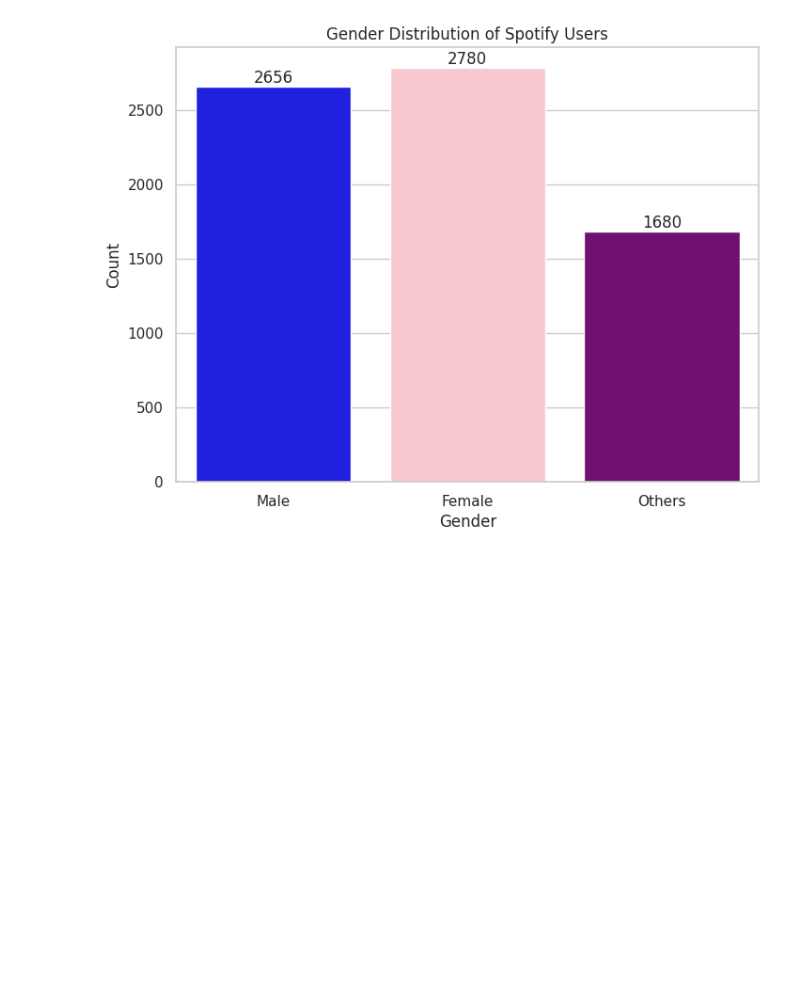
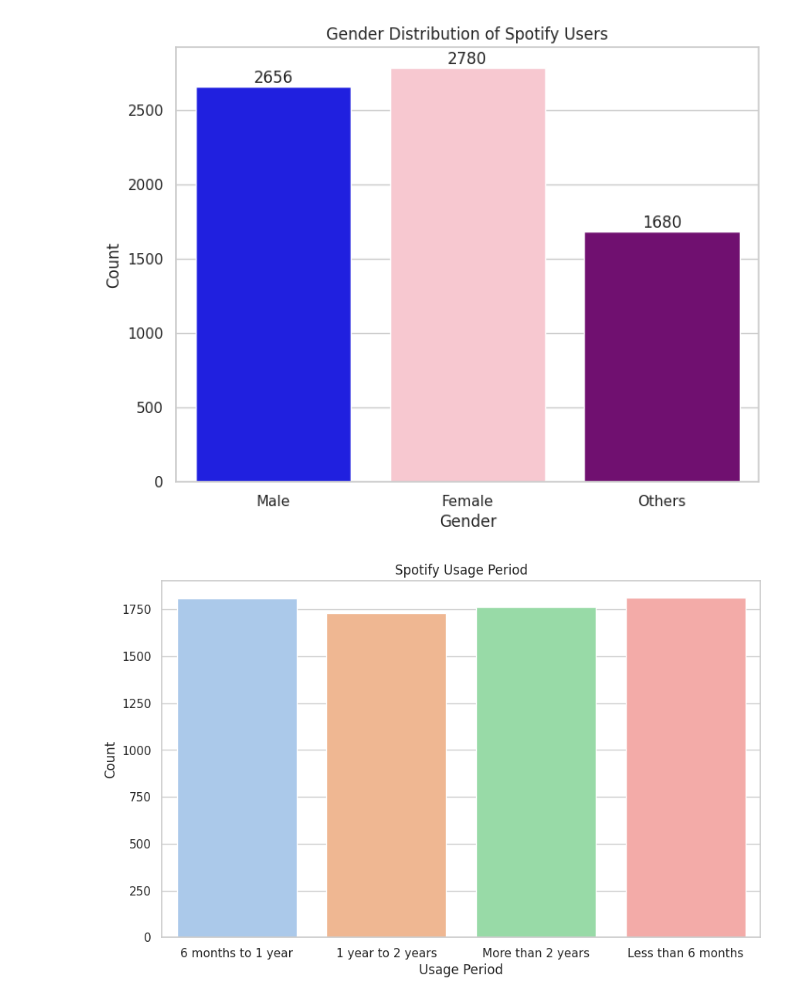
Before and after one commit to SabiJoseph/PRODIGY_DS_01, a Jupyter notebook: PRODIGY_DS_01.ipynb, the cells around one changed output. Saved outputs shown, nothing was run; the diff lists cells and outputs as text; code cells hidden in the pictures; blank space fills up the shorter version.

```diff
--- a/PRODIGY_DS_01.ipynb
+++ b/PRODIGY_DS_01.ipynb
@@ -44,9 +44,15 @@ plt.show()
 # %%
 # 3. Spotify Usage Period
 plt.figure(figsize=(10, 6))
-sns.countplot(data=df, x='spotify_usage_period', palette='pastel')
+
+sns.countplot(data=df, x='spotify_usage_period', hue='spotify_usage_period', palette='pastel', dodge=False)
+
+plt.legend([],[], frameon=False)
+
 plt.title('Spotify Usage Period')
 plt.xlabel('Usage Period')
 plt.ylabel('Count')
 plt.show()
+# %% [output]
+[figure, added]
 # %%
```
Also changed, not shown: parts of 1 cell of this notebook.
